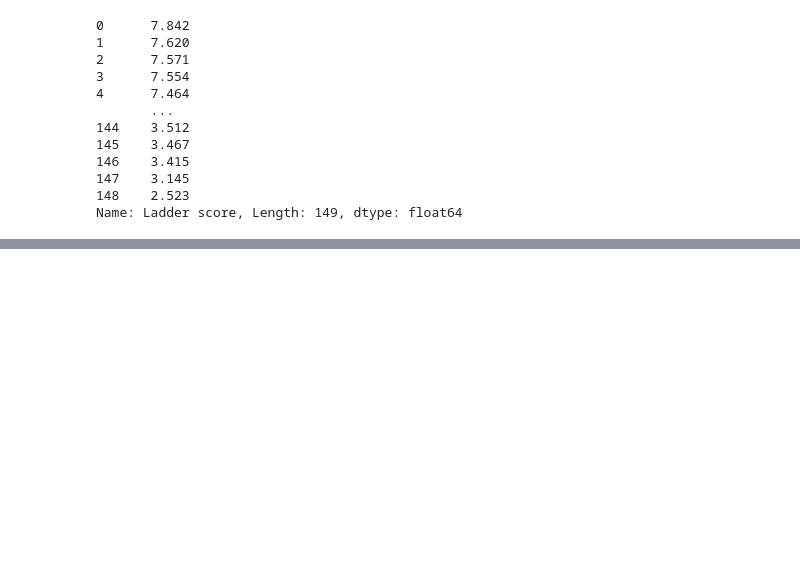
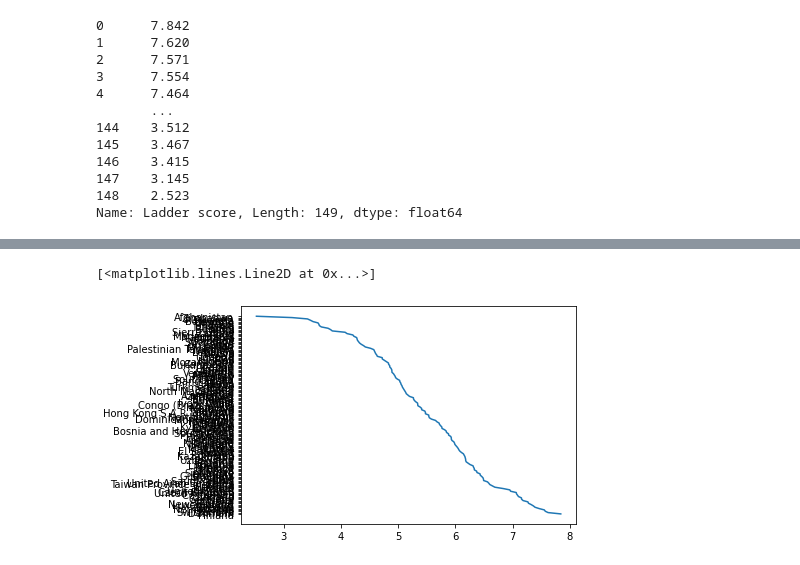
Before and after one commit to inspired-consulting/python_samples, a Jupyter notebook: happiness_index.ipynb, the cells around one changed output, grey strips where cells are left out. Cells and saved outputs as stored; diff of their text form; code cells hidden in the pictures; blank space fills up the shorter version.

```diff
--- a/happiness_index.ipynb
+++ b/happiness_index.ipynb
@@ -28,0 +100,5 @@ Name: Ladder score, Length: 149, dtype: float64
+# %%
+plt.plot(ls.iloc[:,1], ls.iloc[:,0])
+# %% [output]
+[<matplotlib.lines.Line2D at 0x...>]
+[figure, added]
```
Also changed, not shown: parts of 9 cells of this notebook, 2 other files.
